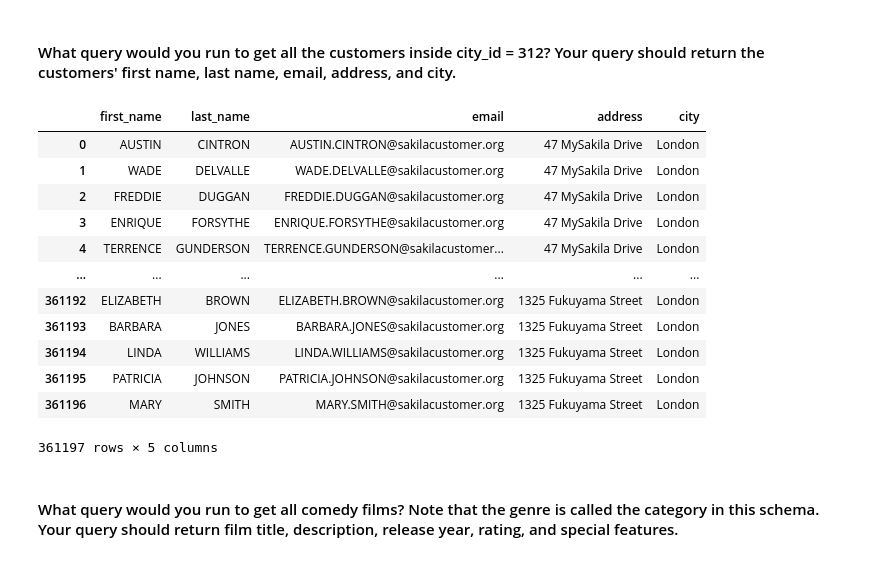
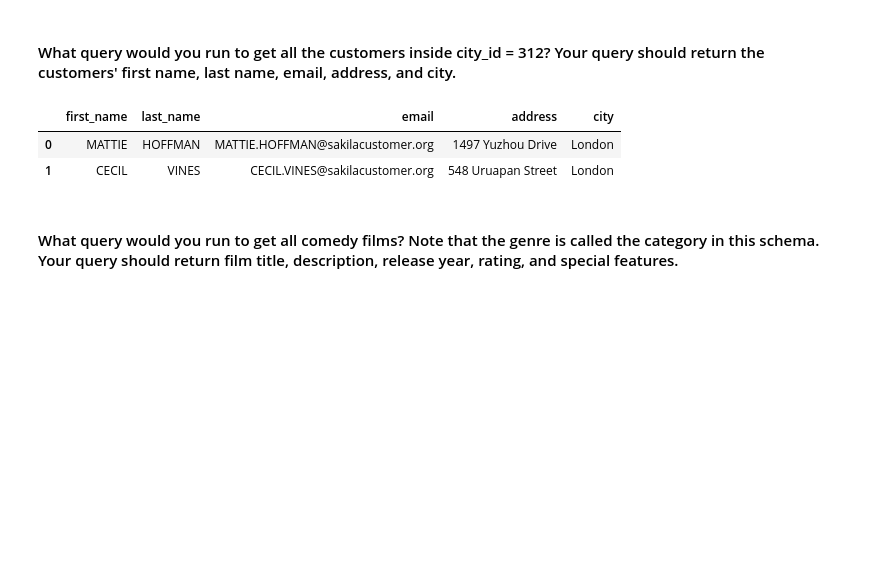
Before and after one commit to KDcodePy/Sakila_SQL, a Jupyter notebook: sakila.ipynb, the cells around one changed output. Cells and saved outputs as stored; diff of their text form; code cells hidden in the pictures; blank space fills up the shorter version.

```diff
--- a/sakila.ipynb
+++ b/sakila.ipynb
@@ -64,26 +64,24 @@ pd.read_sql(query,engine)
 # %% [markdown]
 #### What query would you run to get all the customers inside city_id = 312? Your query should return the customers' first name, last name, email, address, and city.
 # %%
-query = '''SELECT cust.first_name, cust.last_name, cust.email, address, city
-FROM customer cust, address, city
-WHERE city.city_id = 312;
+query = '''
+SELECT
+    cust.first_name, cust.last_name, cust.email, address, city.city
+FROM
+    customer cust
+    JOIN
+    address ON cust.address_id = address.address_id
+    JOIN
+    city ON address.city_id = city.city_id
+WHERE
+    city.city_id = 312;
 
 '''
 pd.read_sql(query,engine)
 # %% [output]
 |  | first_name | last_name | email | address | city |
-| 0 | AUSTIN | CINTRON | AUSTIN.CINTRON@sakilacustomer.org | 47 MySakila Drive | London |
-| 1 | WADE | DELVALLE | WADE.DELVALLE@sakilacustomer.org | 47 MySakila Drive | London |
-| 2 | FREDDIE | DUGGAN | FREDDIE.DUGGAN@sakilacustomer.org | 47 MySakila Drive | London |
-| 3 | ENRIQUE | FORSYTHE | ENRIQUE.FORSYTHE@sakilacustomer.org | 47 MySakila Drive | London |
-| 4 | TERRENCE | GUNDERSON | TERRENCE.GUNDERSON@sakilacustomer... | 47 MySakila Drive | London |
-| ... | ... | ... | ... | ... | ... |
-| 361192 | ELIZABETH | BROWN | ELIZABETH.BROWN@sakilacustomer.org | 1325 Fukuyama Street | London |
-| 361193 | BARBARA | JONES | BARBARA.JONES@sakilacustomer.org | 1325 Fukuyama Street | London |
-| 361194 | LINDA | WILLIAMS | LINDA.WILLIAMS@sakilacustomer.org | 1325 Fukuyama Street | London |
-| 361195 | PATRICIA | JOHNSON | PATRICIA.JOHNSON@sakilacustomer.org | 1325 Fukuyama Street | London |
-| 361196 | MARY | SMITH | MARY.SMITH@sakilacustomer.org | 1325 Fukuyama Street | London |
+| 0 | MATTIE | HOFFMAN | MATTIE.HOFFMAN@sakilacustomer.org | 1497 Yuzhou Drive | London |
+| 1 | CECIL | VINES | CECIL.VINES@sakilacustomer.org | 548 Uruapan Street | London |
-361197 rows × 5 columns
 # %% [markdown]
 #### What query would you run to get all comedy films? Note that the genre is called the category in this schema. Your query should return film title, description, release year, rating, and special features.
 # %%
```
Also changed, not shown: parts of 6 cells of this notebook.
